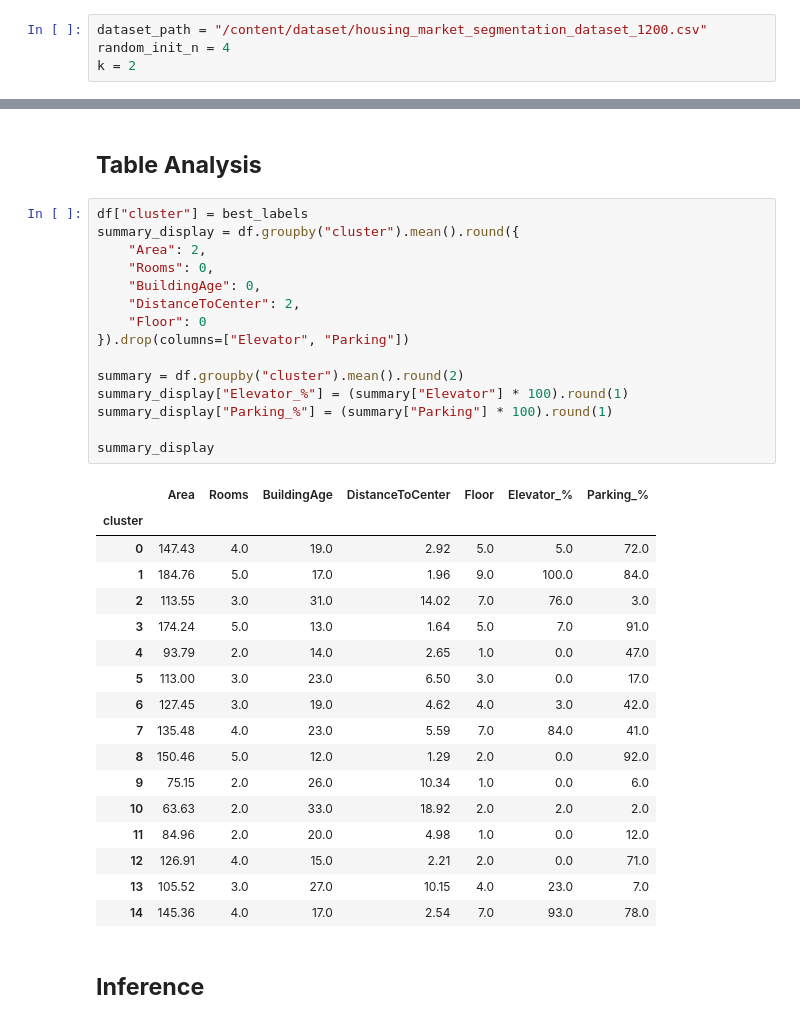
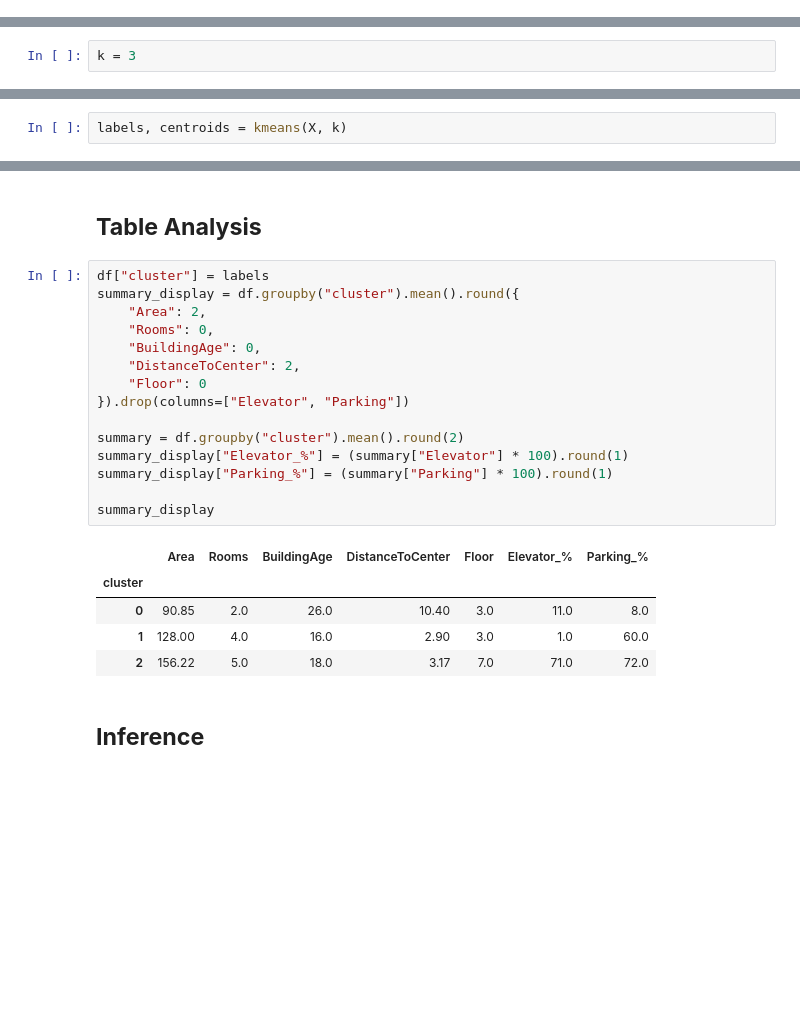
Before and after one commit to parsahmadian/K-Means-Numpy-only, a Jupyter notebook: k_means.ipynb, the cells around one changed output, grey strips where cells are left out. Saved outputs shown, nothing was run; the diff lists cells and outputs as text; blank space fills up the shorter version.

```diff
--- a/k_means.ipynb
+++ b/k_means.ipynb
@@ -11,9 +14,5 @@ import pickle # save and load centroids
 # %% [markdown]
 ## **Dataset**
-# %%
-dataset_path = "/content/dataset/housing_market_segmentation_dataset_1200.csv"
-random_init_n = 4
-k = 2
 # %%
 df = pd.read_csv(dataset_path)
 df.head()
@@ -155,0 +139,2 @@ plt.show()
+# %%
+k = 3
@@ -155,0 +143,2 @@ plt.show()
+# %%
+labels, centroids = kmeans(X, k)
@@ -190,38 +189,26 @@ plt.show()
 # %% [markdown]
 ## **Table Analysis**
 # %%
-df["cluster"] = best_labels
+df["cluster"] = labels
 summary_display = df.groupby("cluster").mean().round({
     "Area": 2,
     "Rooms": 0,
     "BuildingAge": 0,
     "DistanceToCenter": 2,
     "Floor": 0
 }).drop(columns=["Elevator", "Parking"])
 
 summary = df.groupby("cluster").mean().round(2)
 summary_display["Elevator_%"] = (summary["Elevator"] * 100).round(1)
 summary_display["Parking_%"] = (summary["Parking"] * 100).round(1)
 
 summary_display
 # %% [output]
 |  | Area | Rooms | BuildingAge | DistanceToCenter | Floor | Elevator_% | Parking_% |
 | cluster |  |  |  |  |  |  |  |
-| 0 | 147.43 | 4.0 | 19.0 | 2.92 | 5.0 | 5.0 | 72.0 |
-| 1 | 184.76 | 5.0 | 17.0 | 1.96 | 9.0 | 100.0 | 84.0 |
-| 2 | 113.55 | 3.0 | 31.0 | 14.02 | 7.0 | 76.0 | 3.0 |
-| 3 | 174.24 | 5.0 | 13.0 | 1.64 | 5.0 | 7.0 | 91.0 |
-| 4 | 93.79 | 2.0 | 14.0 | 2.65 | 1.0 | 0.0 | 47.0 |
-| 5 | 113.00 | 3.0 | 23.0 | 6.50 | 3.0 | 0.0 | 17.0 |
-| 6 | 127.45 | 3.0 | 19.0 | 4.62 | 4.0 | 3.0 | 42.0 |
-| 7 | 135.48 | 4.0 | 23.0 | 5.59 | 7.0 | 84.0 | 41.0 |
-| 8 | 150.46 | 5.0 | 12.0 | 1.29 | 2.0 | 0.0 | 92.0 |
-| 9 | 75.15 | 2.0 | 26.0 | 10.34 | 1.0 | 0.0 | 6.0 |
-| 10 | 63.63 | 2.0 | 33.0 | 18.92 | 2.0 | 2.0 | 2.0 |
-| 11 | 84.96 | 2.0 | 20.0 | 4.98 | 1.0 | 0.0 | 12.0 |
-| 12 | 126.91 | 4.0 | 15.0 | 2.21 | 2.0 | 0.0 | 71.0 |
-| 13 | 105.52 | 3.0 | 27.0 | 10.15 | 4.0 | 23.0 | 7.0 |
-| 14 | 145.36 | 4.0 | 17.0 | 2.54 | 7.0 | 93.0 | 78.0 |
+| 0 | 90.85 | 2.0 | 26.0 | 10.40 | 3.0 | 11.0 | 8.0 |
+| 1 | 128.00 | 4.0 | 16.0 | 2.90 | 3.0 | 1.0 | 60.0 |
+| 2 | 156.22 | 5.0 | 18.0 | 3.17 | 7.0 | 71.0 | 72.0 |
 # %% [markdown]
 ## **Inference**
 # %%
```
Also changed, not shown: parts of 9 cells of this notebook, 1 other file.
